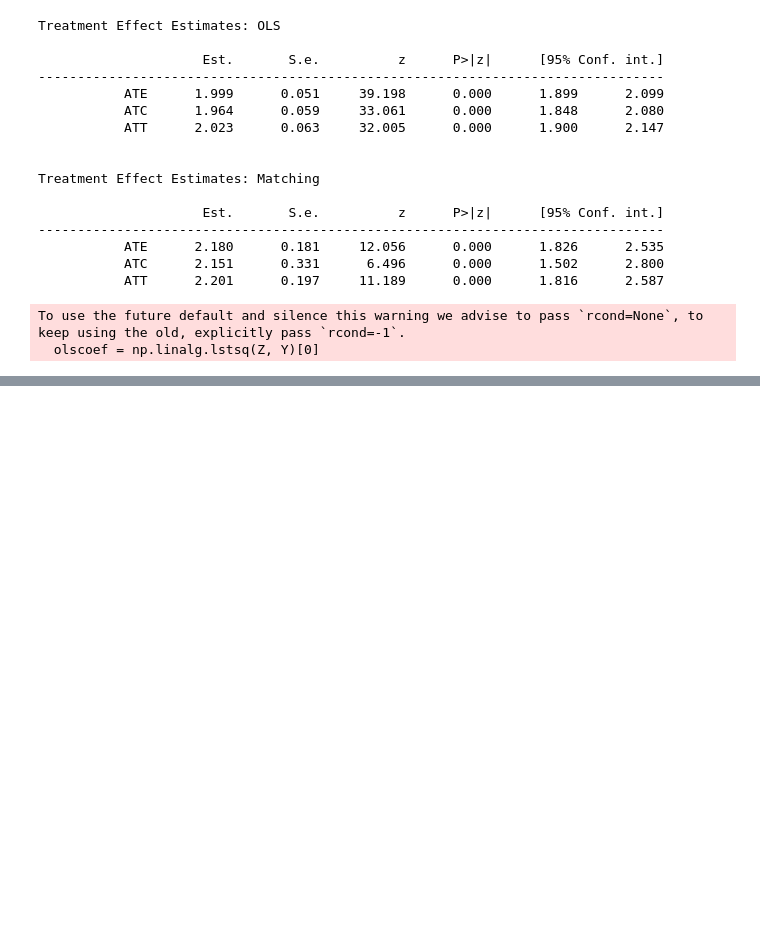
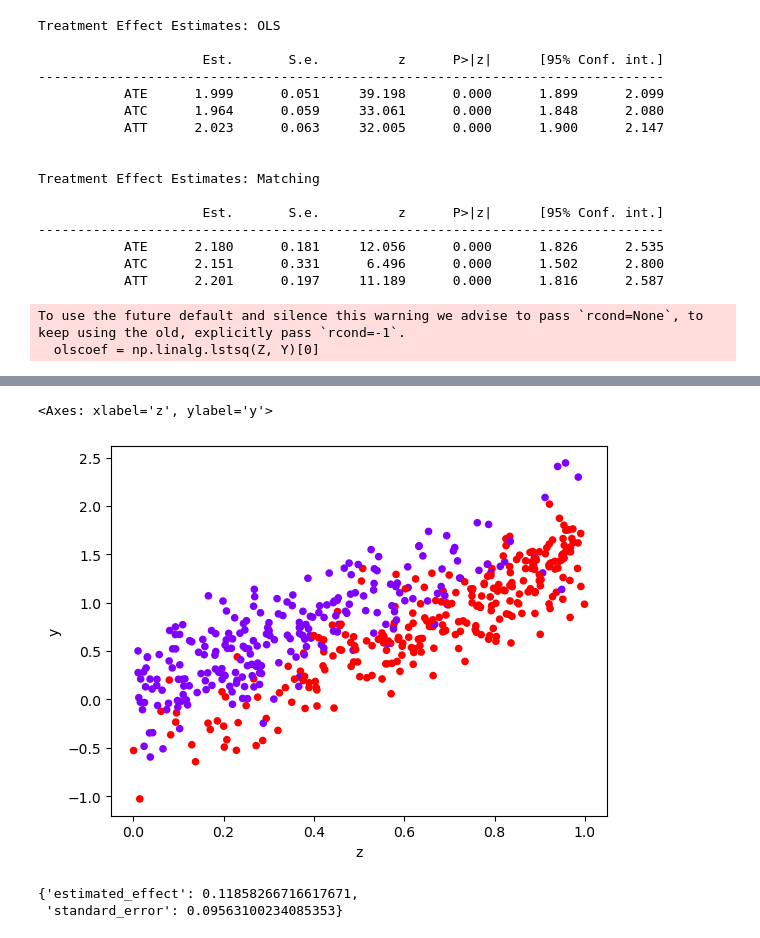
Before and after one commit to iamdingkai/causal-inference, a Jupyter notebook: degeneratestate tutorial/degeneratestate.ipynb, the cells around one changed output, grey strips where cells are left out. Drawn from its saved outputs; the diff is of its cells as text; code cells hidden in the pictures; blank space fills up the shorter version.

```diff
--- a/degeneratestate.ipynb
+++ b/degeneratestate tutorial/degeneratestate.ipynb
@@ -167,0 +166,3 @@ To use the future default and silence this warning we advise to pass `rcond=None
+# %%
+df1 = dg.generate_dataset_1()
+df1.head()
@@ -167,0 +176,10 @@ To use the future default and silence this warning we advise to pass `rcond=None
+# %%
+df1.plot.scatter(x="z", y="y", c="x", cmap="rainbow", colorbar=False)
+# %% [output]
+<Axes: xlabel='z', ylabel='y'>
+[figure, added]
+# %%
+estimate_uplift(df1)
+# %% [output]
+{'estimated_effect': 0.11858266716617671,
+ 'standard_error': 0.09563100234085353}
```
Also changed, not shown: parts of 8 cells of this notebook, 1 other file.
